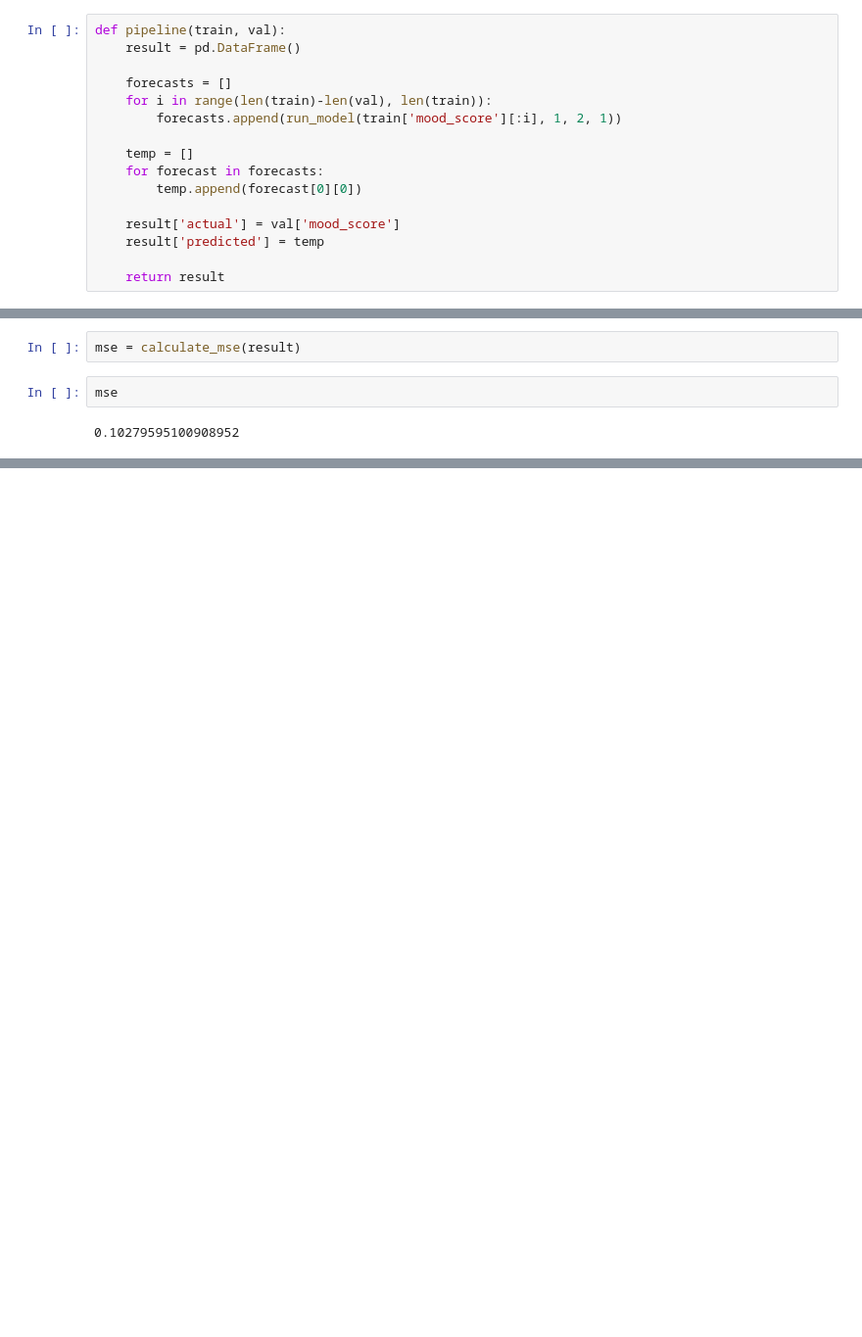
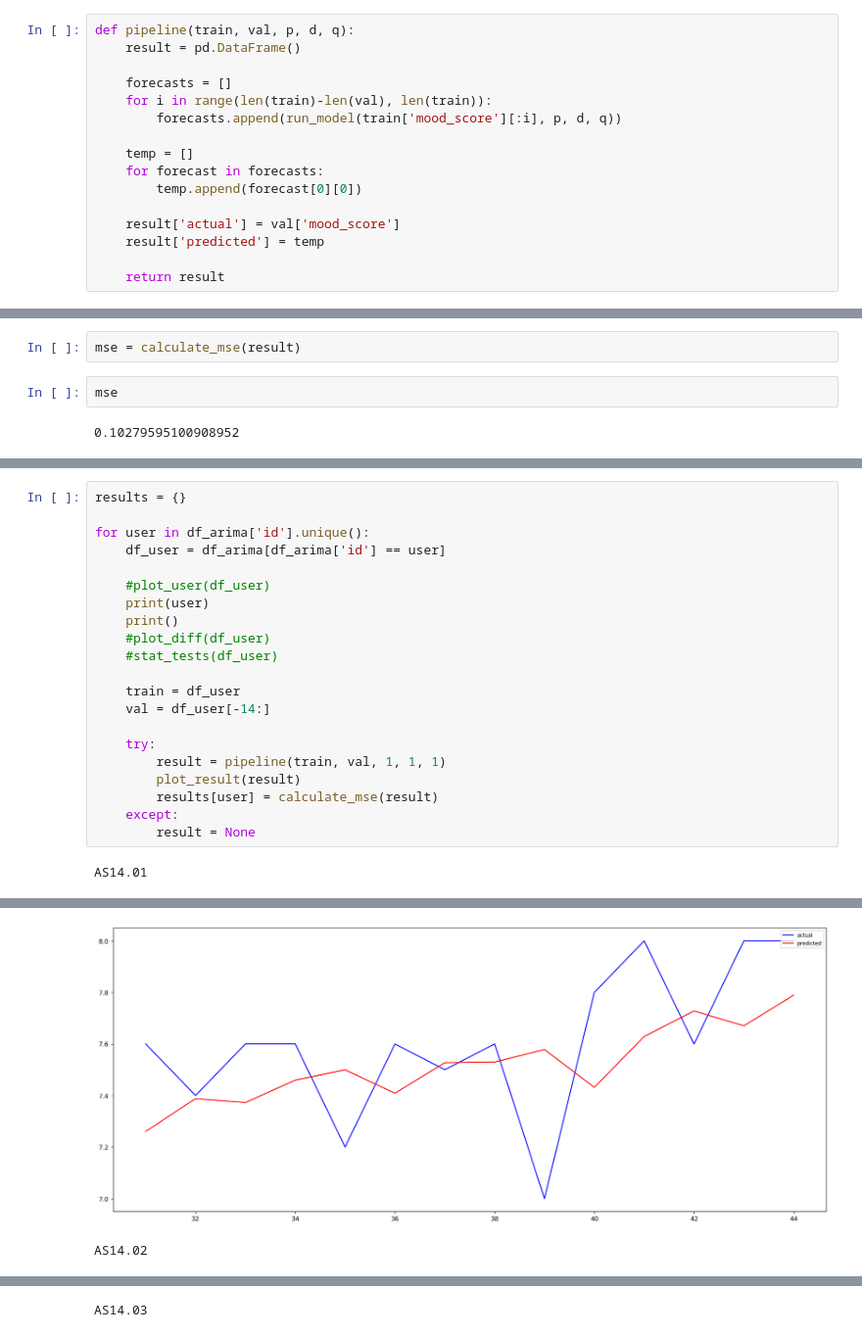
Before and after one commit to tituspellegrom/DataMiningTechniques, a Jupyter notebook: ARIMA.ipynb, the cells around one changed output, grey strips where cells are left out. Shown at 98% size. Cells and saved outputs as stored; diff of their text form; blank space fills up the shorter version.

Commit message:
ARIMA per user finalized

```diff
--- a/ARIMA.ipynb
+++ b/ARIMA.ipynb
@@ -335,12 +343,12 @@ def run_model(train, p, d, q):
 train = df_user1
 val = df_user1[-14:]
 # %%
-def pipeline(train, val):
+def pipeline(train, val, p, d, q):
     result = pd.DataFrame()
 
     forecasts = []
     for i in range(len(train)-len(val), len(train)):
-        forecasts.append(run_model(train['mood_score'][:i], 1, 2, 1))
+        forecasts.append(run_model(train['mood_score'][:i], p, d, q))
 
     temp = []
     for forecast in forecasts:
@@ -409,0 +420,23 @@ mse
+# %%
+results = {}
+
+for user in df_arima['id'].unique():
+    df_user = df_arima[df_arima['id'] == user]
+
+    #plot_user(df_user)
+    print(user)
+    print()
+    #plot_diff(df_user)
+    #stat_tests(df_user)
+
+    train = df_user
+    val = df_user[-14:]
+
+    try:
+        result = pipeline(train, val, 1, 1, 1)
+        plot_result(result)
+        results[user] = calculate_mse(result)
+    except:
+        result = None
+# %% [output]
+AS14.01
@@ -409,0 +460,2 @@ mse
+[figure, added]
+AS14.02
@@ -409,0 +480 @@ mse
+AS14.03
```
Also changed, not shown: parts of 9 cells of this notebook.
